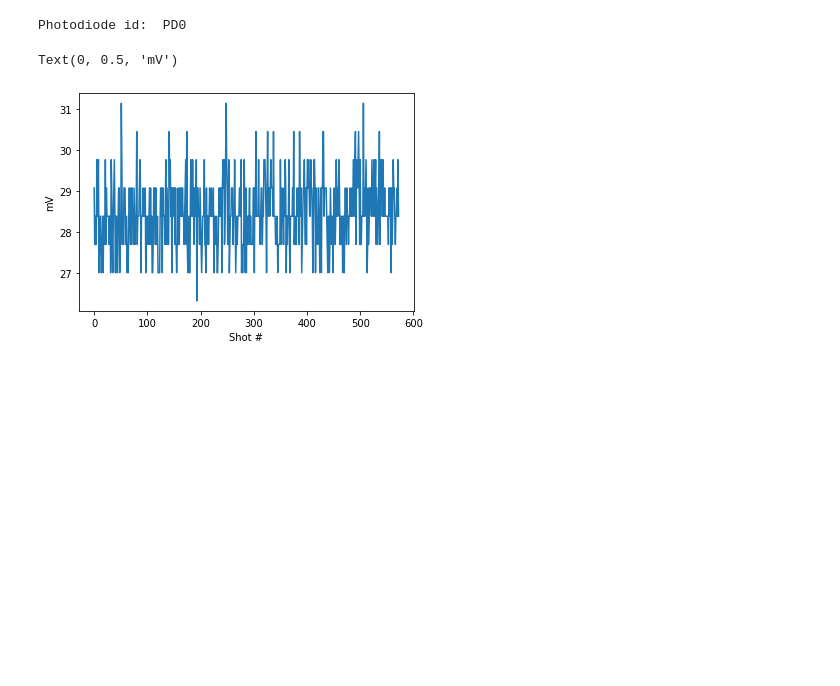
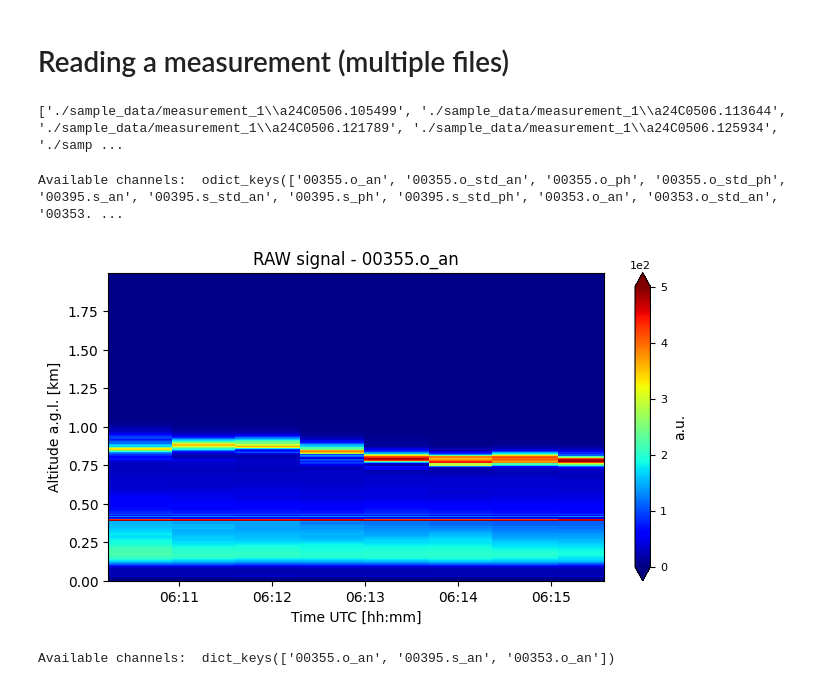
Before and after one commit to JairoRotava/lifa, a Jupyter notebook: notebooks/licel.ipynb, the cells around one changed output. Cells and saved outputs as stored; diff of their text form; code cells hidden in the pictures; blank space fills up the shorter version.

```diff
--- a/notebooks/licel.ipynb
+++ b/notebooks/licel.ipynb
@@ -69,14 +57,27 @@ Photodiode keys:  odict_keys(['00355.p_an'])
-# %%
-# Get one photodiode
-photodiode = licel_file.photodiodes['00355.p_an']
-
-# Again, several properties are available
-print('Photodiode id: ', photodiode.id)
-
-plt.plot(photodiode.data)
-plt.xlabel('Shot #')
-plt.ylabel('mV')
-# %% [output]
-Photodiode id:  PD0
-Text(0, 0.5, 'mV')
-[figure, removed]
+# %% [markdown]
+# Reading a measurement (multiple files)
+# %%
+# Find files in directory
+files = glob.glob('./sample_data/measurement_1/*')
+print(files)
+# %% [output]
+['./sample_data/measurement_1\\a24C0506.105499', './sample_data/measurement_1\\a24C0506.113644', './sample_data/measurement_1\\a24C0506.121789', './sample_data/measurement_1\\a24C0506.125934', './samp ...
+# %%
+# Read all files
+measurements = licel.LicelLidarMeasurement(files)
+# %%
+# Print available channels
+print("Available channels: ", measurements.channels.keys())
+# %% [output]
+Available channels:  odict_keys(['00355.o_an', '00355.o_std_an', '00355.o_ph', '00355.o_std_ph', '00395.s_an', '00395.s_std_an', '00395.s_ph', '00395.s_std_ph', '00353.o_an', '00353.o_std_an', '00353. ...
+# %%
+# Plot a single channel
+measurements.channels['00355.o_an'].plot(signal_type='raw', zoom=[0, 2000, 0, None], vmax=500)
+# %% [output]
+[figure, added]
+# %%
+# Subset by channels
+subset_channels = measurements.subset_by_channels(['00355.o_an', '00395.s_an', '00353.o_an'])
+print("Available channels: ", subset_channels.channels.keys())
+# %% [output]
+Available channels:  dict_keys(['00355.o_an', '00395.s_an', '00353.o_an'])
```
Also changed, not shown: parts of 11 cells of this notebook, 10 other files.
